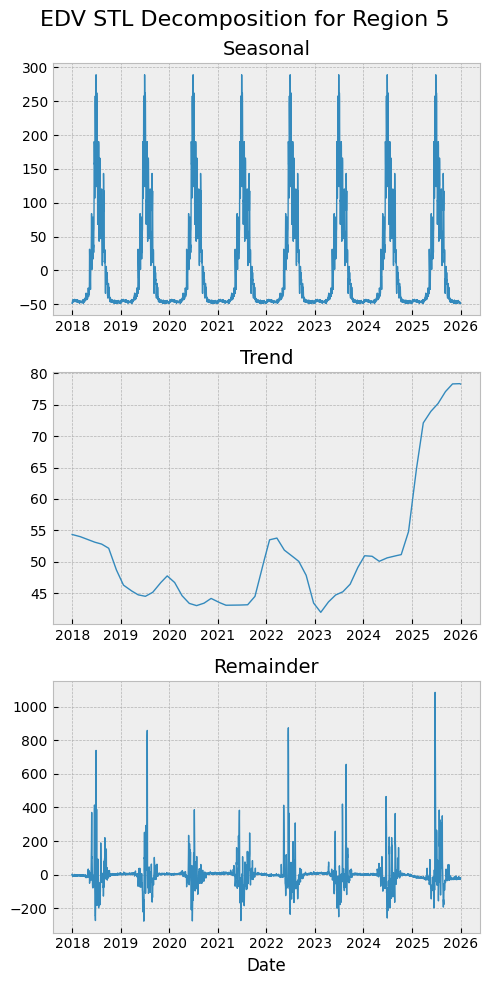
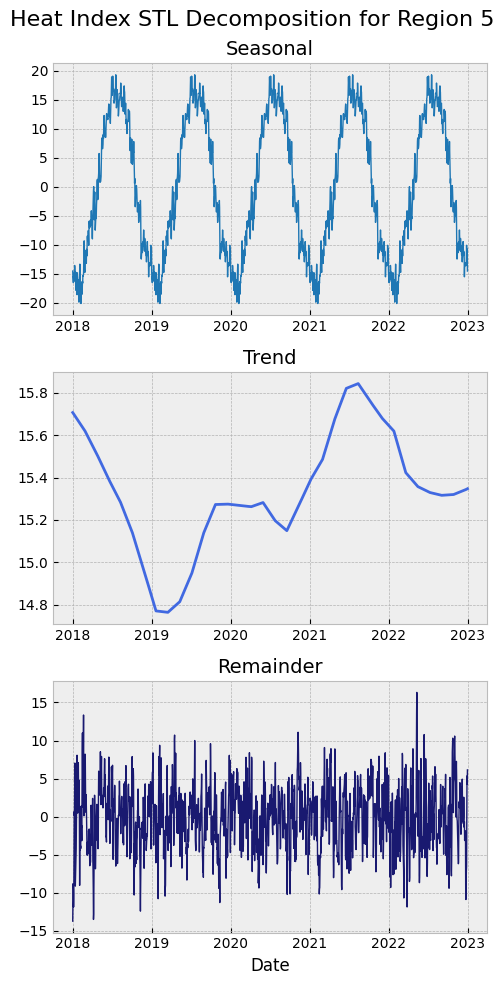
Unified diff of the notebook cell whose output changed from the first chart to the second:
--- before
+++ after
@@ -1,7 +1,8 @@
 plt.style.use('bmh')
 fig, axs = plt.subplots(3, 1, figsize = (5, 10))
+colors = ["tab:blue", "royalblue", "midnightblue"]
 for i, col in enumerate(df.columns):
     ax = axs[i]
-    ax.plot(df[col], lw = 1)
+    ax.plot(df[col], lw = 2 if i == 1 else 1, c = colors[i])
     ax.set_title(col.capitalize(), fontsize = 14)
     ax.set_xticks(x_tick_ts, x_tick_years)

Commit: updated plot colors and ylim